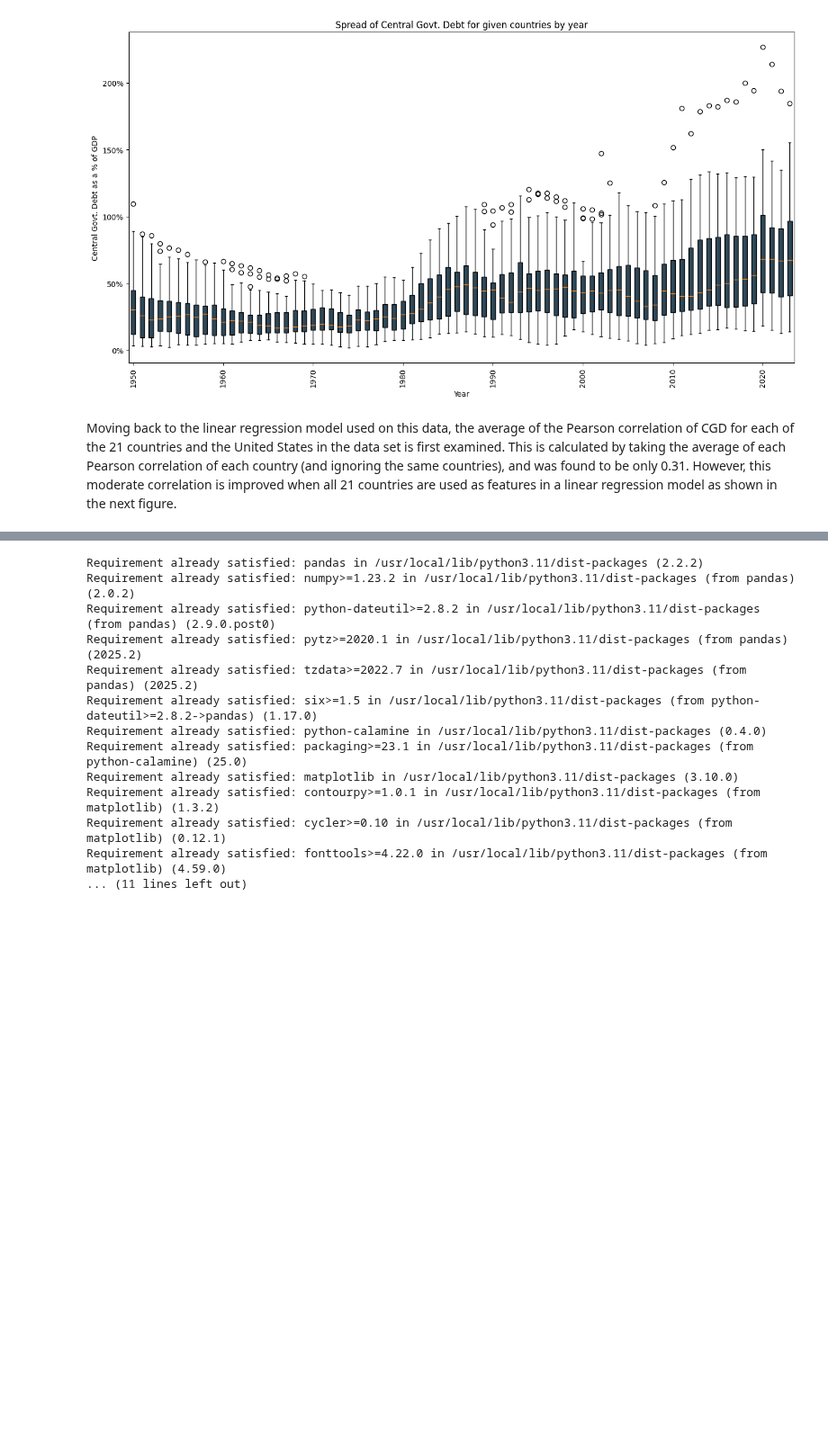
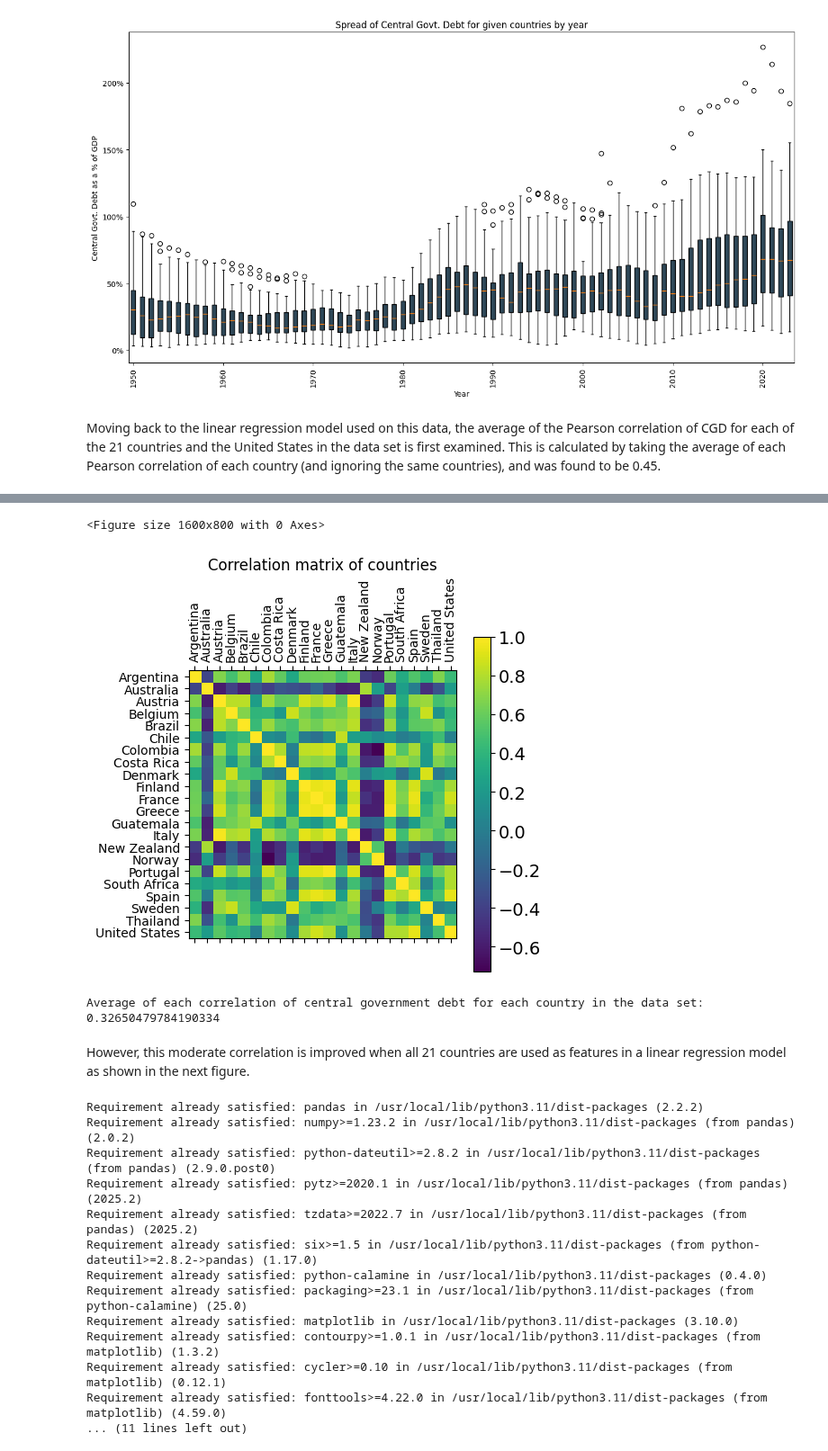
Before and after one commit to kurealnum/dsrp-2025, a Jupyter notebook: DSRP_Written_Report.ipynb, the cells around one changed output, grey strips where cells are left out. Shown at 90% size. Drawn from its saved outputs; the diff is of its cells as text; code cells hidden in the pictures; blank space fills up the shorter version.

```diff
--- a/DSRP_Written_Report.ipynb
+++ b/DSRP_Written_Report.ipynb
@@ -88,4 +88,41 @@ Requirement already satisfied: python-dateutil>=2.7 in /usr/local/lib/python3.11
 Requirement already satisfied: six>=1.5 in /usr/local/lib/python3.11/dist-packages (from python-dateutil>=2.7->matplotlib) (1.17.0)
 [figure]
 # %% [markdown]
-Moving back to the linear regression model used on this data, the average of the Pearson correlation of CGD for each of the 21 countries and the United States in the data set is first examined. This is calculated by taking the average of each Pearson correlation of each country (and ignoring the same countries), and was found to be only 0.31. However, this moderate correlation is improved when all 21 countries are used as features in a linear regression model as shown in the next figure.
+Moving back to the linear regression model used on this data, the average of the Pearson correlation of CGD for each of the 21 countries and the United States in the data set is first examined. This is calculated by taking the average of each Pearson correlation of each country (and ignoring the same countries), and was found to be 0.45.
+# %%
+!pip install pandas
+!pip install python-calamine
+!pip install matplotlib
+
+import pandas as pd
+import matplotlib.pyplot as plt
+import numpy as np
+
+central_govt_debt_url = "https://github.com/kurealnum/dsrp-2025/raw/refs/heads/main/Global%20Debt%20Data/central_govt_debt.xls"
+central_govt_debt_df = pd.read_excel(central_govt_debt_url, engine="calamine")
+
+central_govt_debt_df.replace("no data", pd.NA, inplace=True)
+central_govt_debt_df.rename(columns={"Central Government Debt (Percent of GDP)": "Countries"}, inplace=True)
+
+central_govt_debt_df.dropna(inplace=True)
+central_govt_debt_df.iloc[:, 1:] = central_govt_debt_df.iloc[:, 1:].astype(str).astype(float)
+central_govt_debt_df.index = central_govt_debt_df["Countries"]
+central_govt_debt_df.drop("Countries", axis = 1, inplace=True)
+
+central_govt_debt_df = central_govt_debt_df.T
+
+# Average of each correlation of central government debt for each country in the data set.
+
+plt.figure(figsize=(16,8))
+plt.matshow(central_govt_debt_df.corr())
+plt.xticks(range(central_govt_debt_df.select_dtypes(['number']).shape[1]), central_govt_debt_df.select_dtypes(['number']).columns, fontsize=14, rotation=45)
+plt.yticks(range(central_govt_debt_df.select_dtypes(['number']).shape[1]), central_govt_debt_df.select_dtypes(['number']).columns, fontsize=14)
+cb = plt.colorbar()
+cb.ax.tick_params(labelsize=14)
+plt.title("Correlation matrix of countries")
+plt.xticks(np.arange(0, 22), central_govt_debt_df.T.index, rotation=90)
+plt.yticks(np.arange(0, 22), central_govt_debt_df.T.index)
+plt.show()
+
+print("Average of each correlation of central government debt for each country in the data set: " + str(central_govt_debt_df.corr().values[np.triu_indices_from(central_govt_debt_df.corr().values,1)].mean()))
+# %% [output]
@@ -92,3 +148,8 @@ Moving back to the linear regression model used on this data, the average of the
+<Figure size 1600x800 with 0 Axes>
+[figure, added]
+Average of each correlation of central government debt for each country in the data set: 0.32650479784190334
+# %% [markdown]
+However, this moderate correlation is improved when all 21 countries are used as features in a linear regression model as shown in the next figure.
 # %%
 !pip install pandas
 !pip install python-calamine
```
Also changed, not shown: parts of 5 cells of this notebook.
